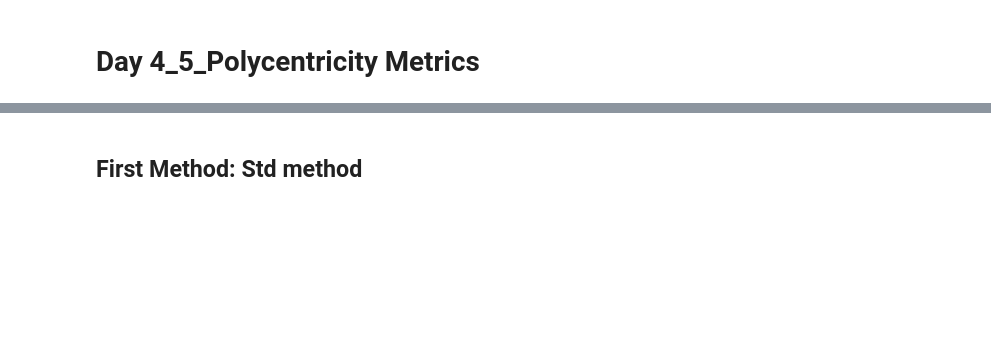
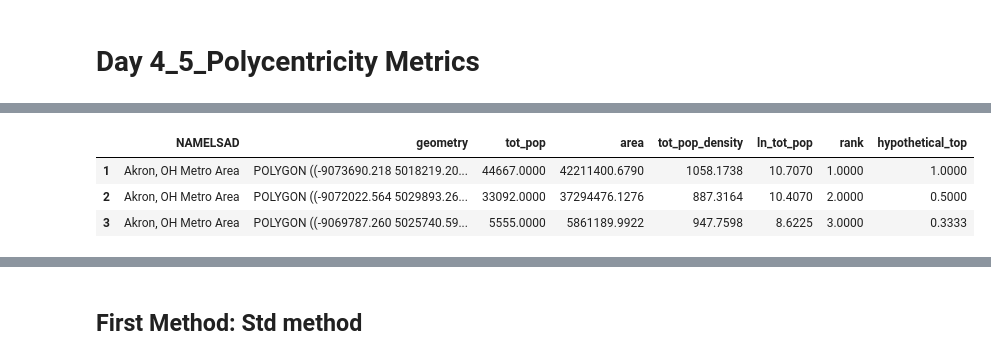
Before and after one commit to HOUPU1993/Polymetric-and-Monometric-analysis, a Jupyter notebook: Polymcentric and Monocentric analysis.ipynb, the cells around one changed output, grey strips where cells are left out. Drawn from its saved outputs; the diff is of its cells as text; code cells hidden in the pictures; blank space fills up the shorter version.

```diff
--- a/Polymcentric and Monocentric analysis.ipynb
+++ b/Polymcentric and Monocentric analysis.ipynb
@@ -718,0 +738,7 @@ exploded_polycentric['ln_tot_pop'] = np.log(exploded_polycentric['tot_pop'])
+# %%
+exploded_polycentric[exploded_polycentric['NAMELSAD'] == 'Akron, OH Metro Area']
+# %% [output]
+|  | NAMELSAD | geometry | tot_pop | area | tot_pop_density | ln_tot_pop | rank | hypothetical_top |
+| 1 | Akron, OH Metro Area | POLYGON ((-9073690.218 5018219.20... | 44667.0000 | 42211400.6790 | 1058.1738 | 10.7070 | 1.0000 | 1.0000 |
+| 2 | Akron, OH Metro Area | POLYGON ((-9072022.564 5029893.26... | 33092.0000 | 37294476.1276 | 887.3164 | 10.4070 | 2.0000 | 0.5000 |
+| 3 | Akron, OH Metro Area | POLYGON ((-9069787.260 5025740.59... | 5555.0000 | 5861189.9922 | 947.7598 | 8.6225 | 3.0000 | 0.3333 |
```
Also changed, not shown: parts of 26 cells of this notebook.
